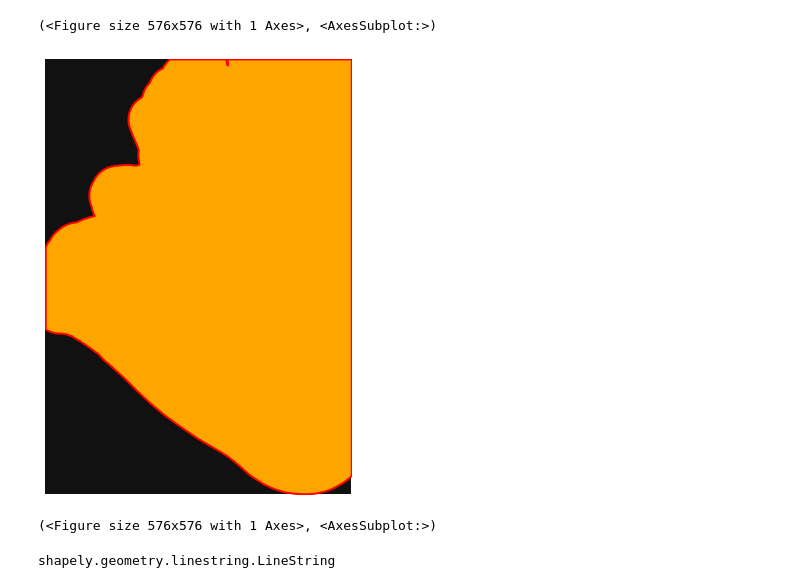
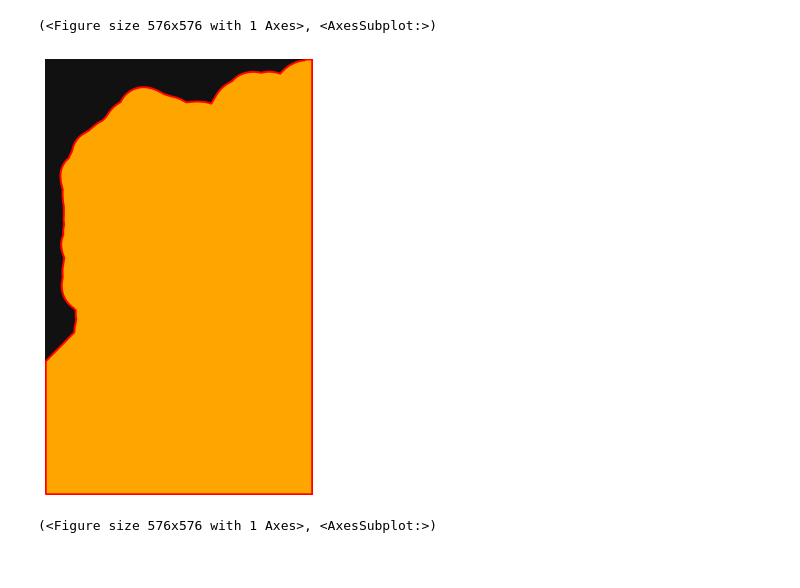
Before and after one commit to Andrewwango/prow-map, a Jupyter notebook: test_batch.ipynb, the cells around one changed output. Cells and saved outputs as stored; diff of their text form; code cells hidden in the pictures.

```diff
--- a/test_batch.ipynb
+++ b/test_batch.ipynb
@@ -38,12 +35,10 @@ ox.plot_footprints(split_geom_gdf, edge_linewidth=2, edge_color='red')
 # %% [output]
 [figure]
 (<Figure size 576x576 with 1 Axes>, <AxesSubplot:>)
+# %%
+i = 306
 # %%
-ox.plot_footprints(split_geom_gdf.iloc[1:2], edge_linewidth=2, edge_color='red')
+ox.plot_footprints(split_geom_gdf.iloc[i:i+1], edge_linewidth=2, edge_color='red')
 # %% [output]
-[figure, old version]
+[figure, new version]
 (<Figure size 576x576 with 1 Axes>, <AxesSubplot:>)
-# %%
-split_geom_gdf["geometry"][1].boundary
-# %% [output]
-shapely.geometry.linestring.LineString
```
Also changed, not shown: parts of 11 cells of this notebook, 12 other files.
